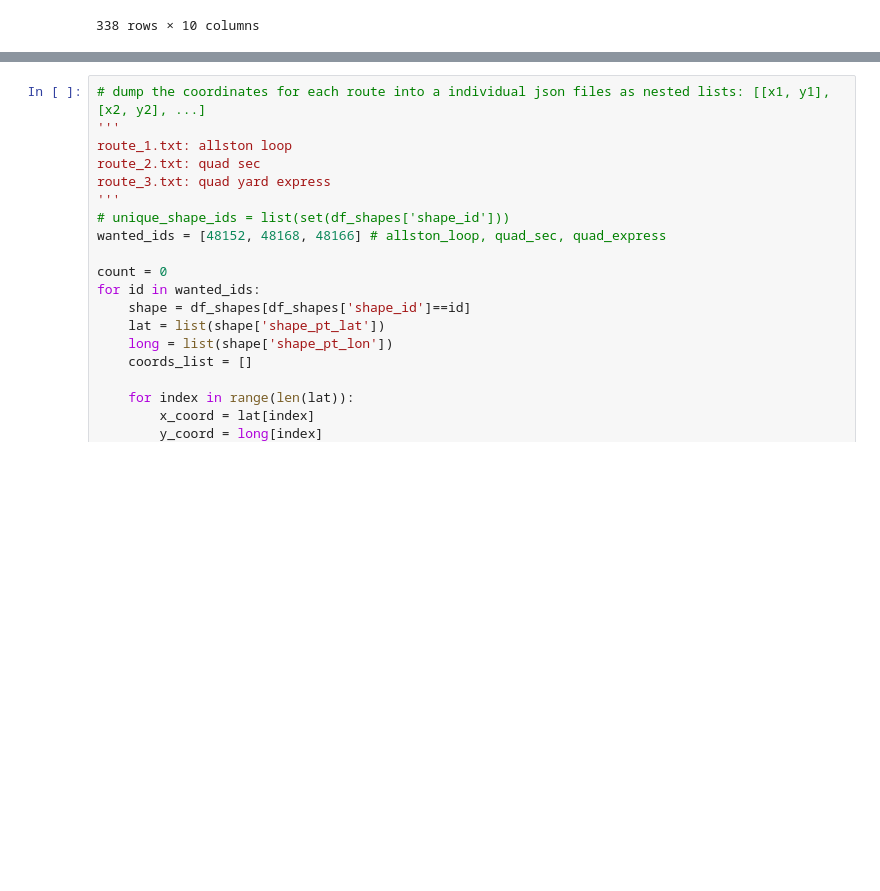
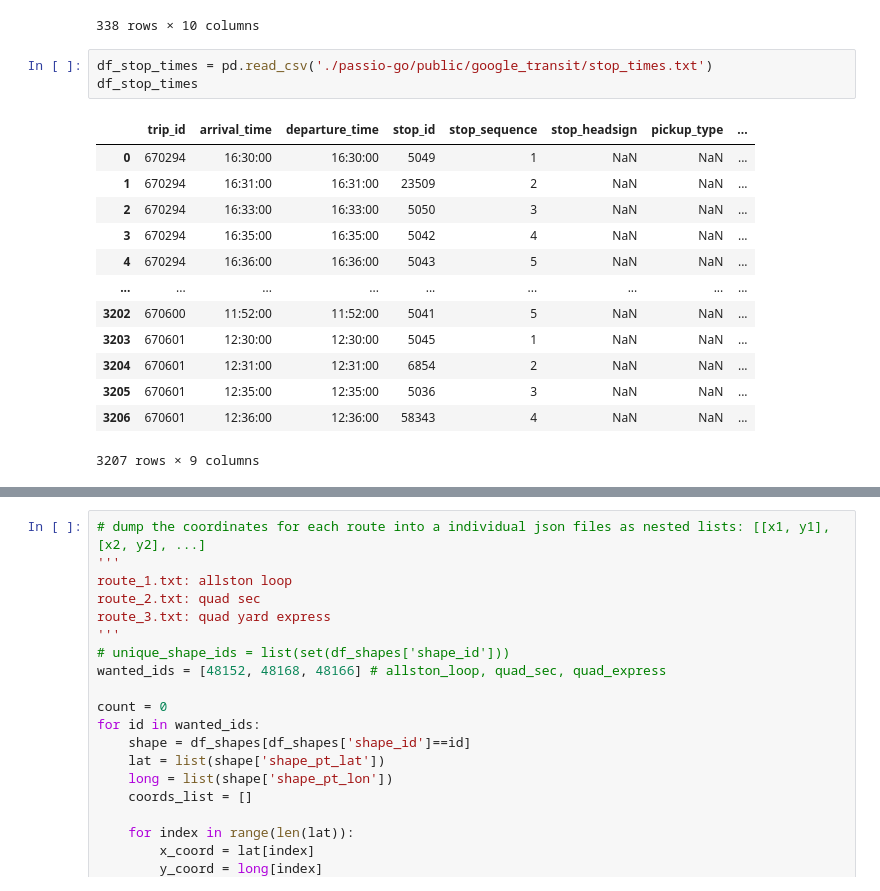
Before and after one commit to iliang1234/CS178-Passio-Go, a Jupyter notebook: test.ipynb, the cells around one changed output, grey strips where cells are left out. Cells and saved outputs as stored; diff of their text form; blank space fills up the shorter version.

```diff
--- a/test.ipynb
+++ b/test.ipynb
@@ -22,5 +24,22 @@ df_trips
 | 336 | 5707 | 48152.124657 | 670600 | SEC Express | NaN | NaN | 23728 | 48700 | ... |
 | 337 | 5707 | 48152.124657 | 670601 | SEC Express | NaN | NaN | 23728 | 48700 | ... |
 338 rows × 10 columns
+# %%
+df_stop_times = pd.read_csv('./passio-go/public/google_transit/stop_times.txt')
+df_stop_times
+# %% [output]
+|  | trip_id | arrival_time | departure_time | stop_id | stop_sequence | stop_headsign | pickup_type | ... |
+| 0 | 670294 | 16:30:00 | 16:30:00 | 5049 | 1 | NaN | NaN | ... |
+| 1 | 670294 | 16:31:00 | 16:31:00 | 23509 | 2 | NaN | NaN | ... |
+| 2 | 670294 | 16:33:00 | 16:33:00 | 5050 | 3 | NaN | NaN | ... |
+| 3 | 670294 | 16:35:00 | 16:35:00 | 5042 | 4 | NaN | NaN | ... |
+| 4 | 670294 | 16:36:00 | 16:36:00 | 5043 | 5 | NaN | NaN | ... |
+| ... | ... | ... | ... | ... | ... | ... | ... | ... |
+| 3202 | 670600 | 11:52:00 | 11:52:00 | 5041 | 5 | NaN | NaN | ... |
+| 3203 | 670601 | 12:30:00 | 12:30:00 | 5045 | 1 | NaN | NaN | ... |
+| 3204 | 670601 | 12:31:00 | 12:31:00 | 6854 | 2 | NaN | NaN | ... |
+| 3205 | 670601 | 12:35:00 | 12:35:00 | 5036 | 3 | NaN | NaN | ... |
+| 3206 | 670601 | 12:36:00 | 12:36:00 | 58343 | 4 | NaN | NaN | ... |
+3207 rows × 9 columns
 # %%
 # shapes.txt: points that make the routes
```
Also changed, not shown: parts of 11 cells of this notebook, 3 other files.
